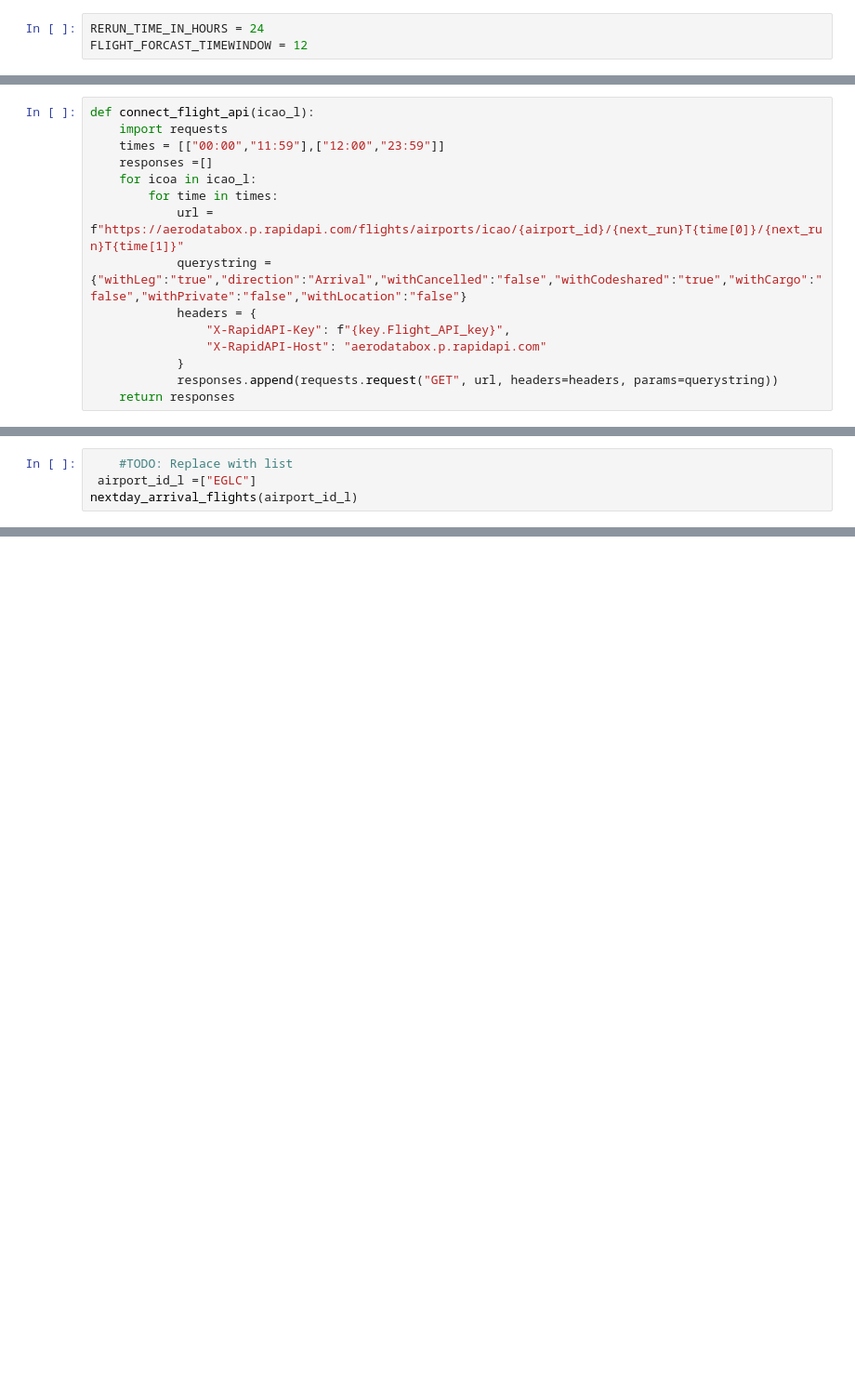
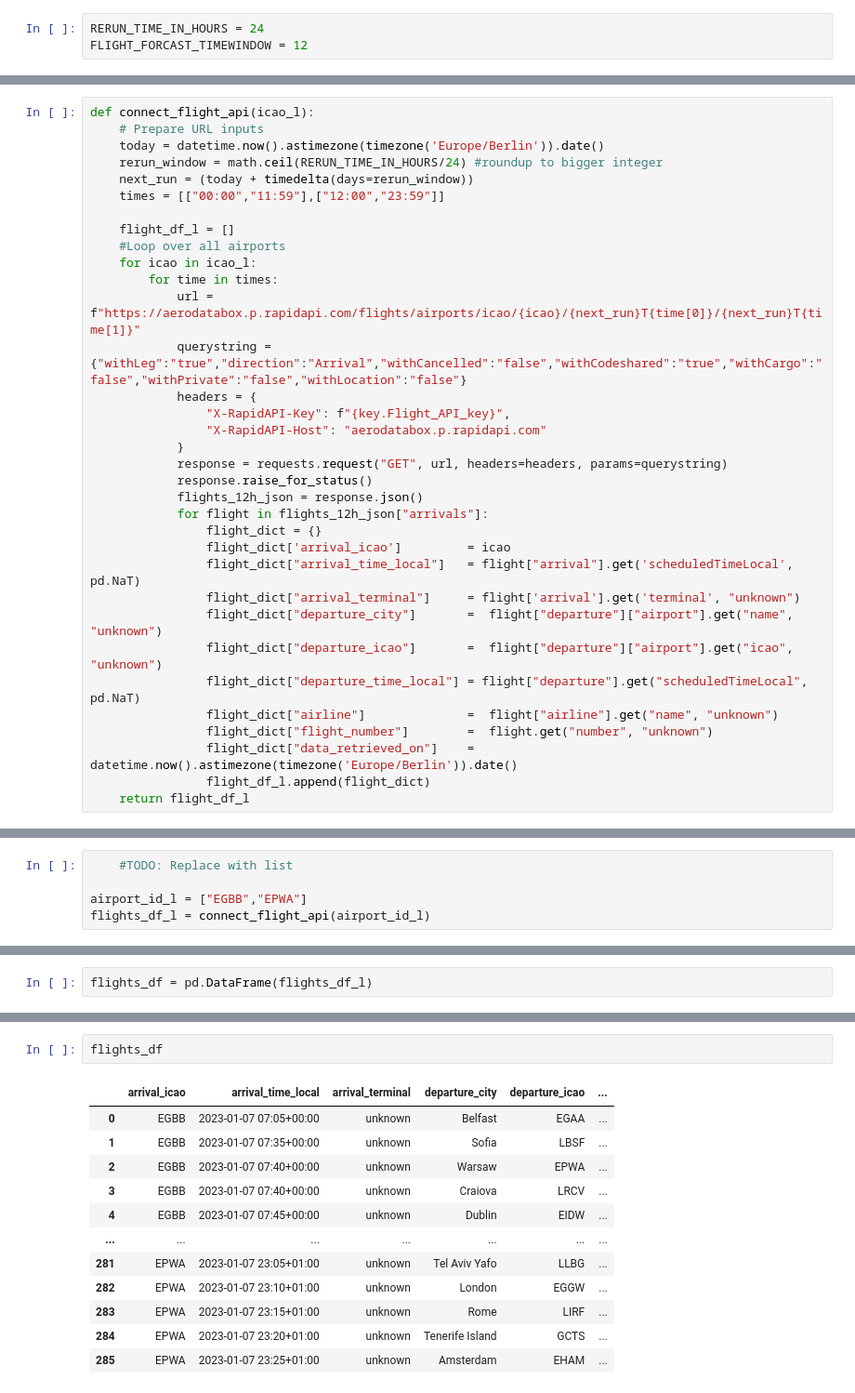
Before and after one commit to JacquelineBashta/WebScrap_GansEscooter, a Jupyter notebook: 04_flights/flights.ipynb, the cells around one changed output, grey strips where cells are left out. Shown at 93% size. Drawn from its saved outputs; the diff is of its cells as text; blank space fills up the shorter version.

```diff
--- a/04_flights/flights.ipynb
+++ b/04_flights/flights.ipynb
@@ -52,15 +47,34 @@ datetime.date(2023, 1, 6)
 # %%
 def connect_flight_api(icao_l):
-    import requests
+    # Prepare URL inputs
+    today = datetime.now().astimezone(timezone('Europe/Berlin')).date()
+    rerun_window = math.ceil(RERUN_TIME_IN_HOURS/24) #roundup to bigger integer
+    next_run = (today + timedelta(days=rerun_window))
     times = [["00:00","11:59"],["12:00","23:59"]]
-    responses =[]
-    for icoa in icao_l:
+
+    flight_df_l = []
+    #Loop over all airports
+    for icao in icao_l:
         for time in times:
-            url = f"https://aerodatabox.p.rapidapi.com/flights/airports/icao/{airport_id}/{next_run}T{time[0]}/{next_run}T{time[1]}"
+            url = f"https://aerodatabox.p.rapidapi.com/flights/airports/icao/{icao}/{next_run}T{time[0]}/{next_run}T{time[1]}"
             querystring = {"withLeg":"true","direction":"Arrival","withCancelled":"false","withCodeshared":"true","withCargo":"false","withPrivate":"false","withLocation":"false"}
             headers = {
 				"X-RapidAPI-Key": f"{key.Flight_API_key}",
 				"X-RapidAPI-Host": "aerodatabox.p.rapidapi.com"
 			}
-            responses.append(requests.request("GET", url, headers=headers, params=querystring))
-    return responses
+            response = requests.request("GET", url, headers=headers, params=querystring)
+            response.raise_for_status()
+            flights_12h_json = response.json()
+            for flight in flights_12h_json["arrivals"]:
+                flight_dict = {}
+                flight_dict['arrival_icao']         = icao
+                flight_dict["arrival_time_local"]   = flight["arrival"].get('scheduledTimeLocal', pd.NaT)
+                flight_dict["arrival_terminal"]     = flight['arrival'].get('terminal', "unknown")
+                flight_dict["departure_city"]       =  flight["departure"]["airport"].get("name", "unknown")
+                flight_dict["departure_icao"]       =  flight["departure"]["airport"].get("icao", "unknown")
+                flight_dict["departure_time_local"] = flight["departure"].get("scheduledTimeLocal", pd.NaT)
+                flight_dict["airline"]              =  flight["airline"].get("name", "unknown")
+                flight_dict["flight_number"]        =  flight.get("number", "unknown")
+                flight_dict["data_retrieved_on"]    =  datetime.now().astimezone(timezone('Europe/Berlin')).date()
+                flight_df_l.append(flight_dict)
+    return flight_df_l
@@ -87,4 +81,5 @@ def nextday_arrival_flights(icao_l):
 # %%
 	#TODO: Replace with list
- airport_id_l =["EGLC"]
-nextday_arrival_flights(airport_id_l)
+
+airport_id_l = ["EGBB","EPWA"]
+flights_df_l = connect_flight_api(airport_id_l)
@@ -96,0 +86,2 @@ arrival_time_local
+# %%
+flights_df = pd.DataFrame(flights_df_l)
@@ -96,0 +92,15 @@ arrival_time_local
+# %%
+flights_df
+# %% [output]
+|  | arrival_icao | arrival_time_local | arrival_terminal | departure_city | departure_icao | ... |
+| 0 | EGBB | 2023-01-07 07:05+00:00 | unknown | Belfast | EGAA | ... |
+| 1 | EGBB | 2023-01-07 07:35+00:00 | unknown | Sofia | LBSF | ... |
+| 2 | EGBB | 2023-01-07 07:40+00:00 | unknown | Warsaw | EPWA | ... |
+| 3 | EGBB | 2023-01-07 07:40+00:00 | unknown | Craiova | LRCV | ... |
+| 4 | EGBB | 2023-01-07 07:45+00:00 | unknown | Dublin | EIDW | ... |
+| ... | ... | ... | ... | ... | ... | ... |
+| 281 | EPWA | 2023-01-07 23:05+01:00 | unknown | Tel Aviv Yafo | LLBG | ... |
+| 282 | EPWA | 2023-01-07 23:10+01:00 | unknown | London | EGGW | ... |
+| 283 | EPWA | 2023-01-07 23:15+01:00 | unknown | Rome | LIRF | ... |
+| 284 | EPWA | 2023-01-07 23:20+01:00 | unknown | Tenerife Island | GCTS | ... |
+| 285 | EPWA | 2023-01-07 23:25+01:00 | unknown | Amsterdam | EHAM | ... |
```
Also changed, not shown: parts of 19 cells of this notebook, 5 other files.
